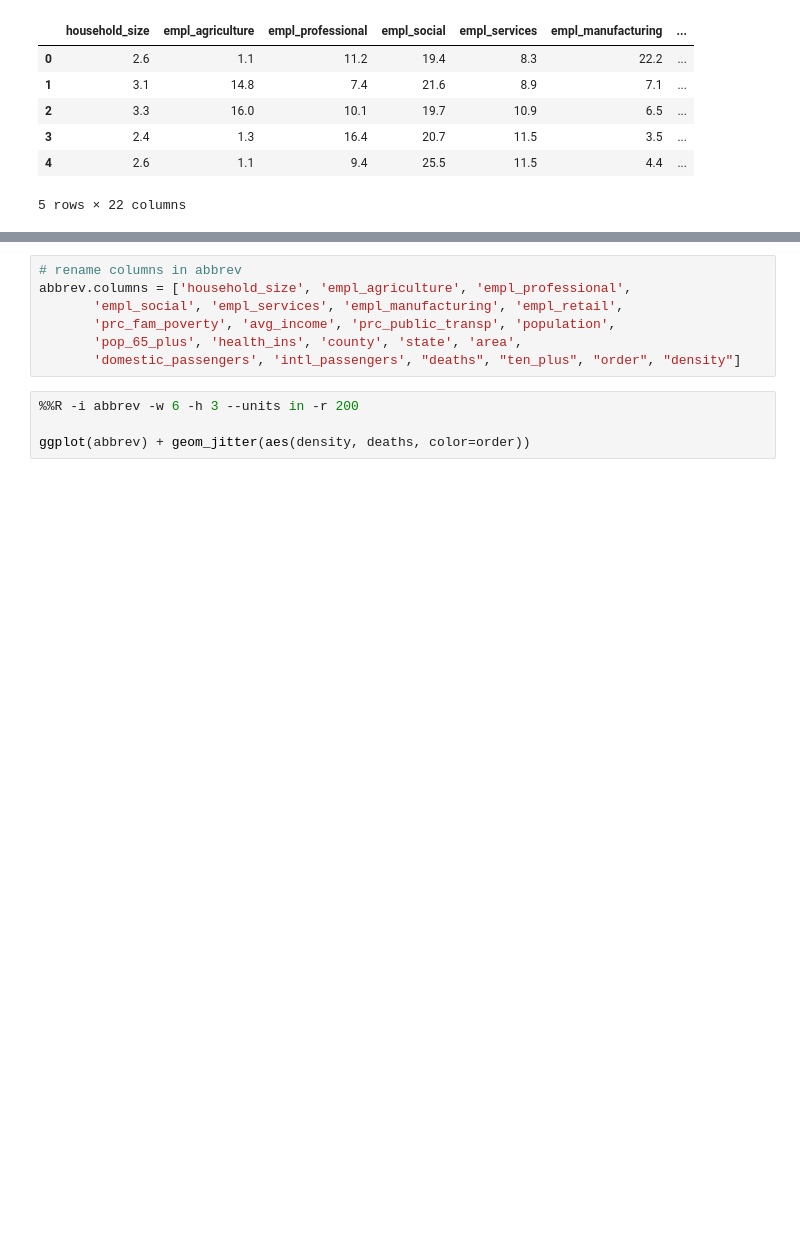
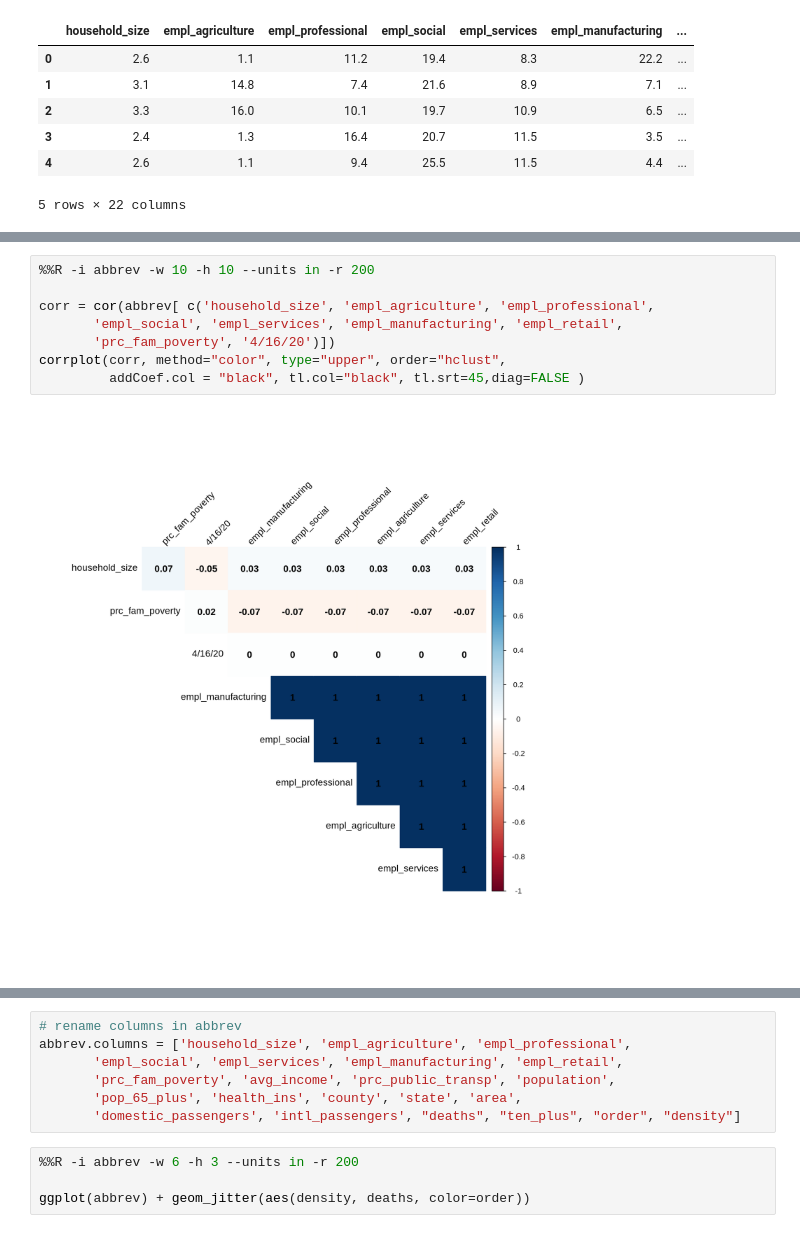
Before and after one commit to aejurgensen/Covid-19, a Jupyter notebook: EDA.ipynb, the cells around one changed output, grey strips where cells are left out. Cells and saved outputs as stored; diff of their text form; blank space fills up the shorter version.

```diff
--- a/EDA.ipynb
+++ b/EDA.ipynb
@@ -271,3 +269,13 @@ corrplot(corr, method="color", type="upper", order="hclust",
 # looks like greatest correlation between # deaths on 4/16/20 is pop density, avg_income, days since 10+, population, domestic_passengers, and intl_passengers
 # %% [output]
 [figure]
+# %%
+%%R -i abbrev -w 10 -h 10 --units in -r 200
+
+corr = cor(abbrev[ c('household_size', 'empl_agriculture', 'empl_professional',
+       'empl_social', 'empl_services', 'empl_manufacturing', 'empl_retail',
+       'prc_fam_poverty', '4/16/20')])
+corrplot(corr, method="color", type="upper", order="hclust",
+         addCoef.col = "black", tl.col="black", tl.srt=45,diag=FALSE )
+# %% [output]
+[figure, added]
```
Also changed, not shown: parts of 14 cells of this notebook, 3 other files.
